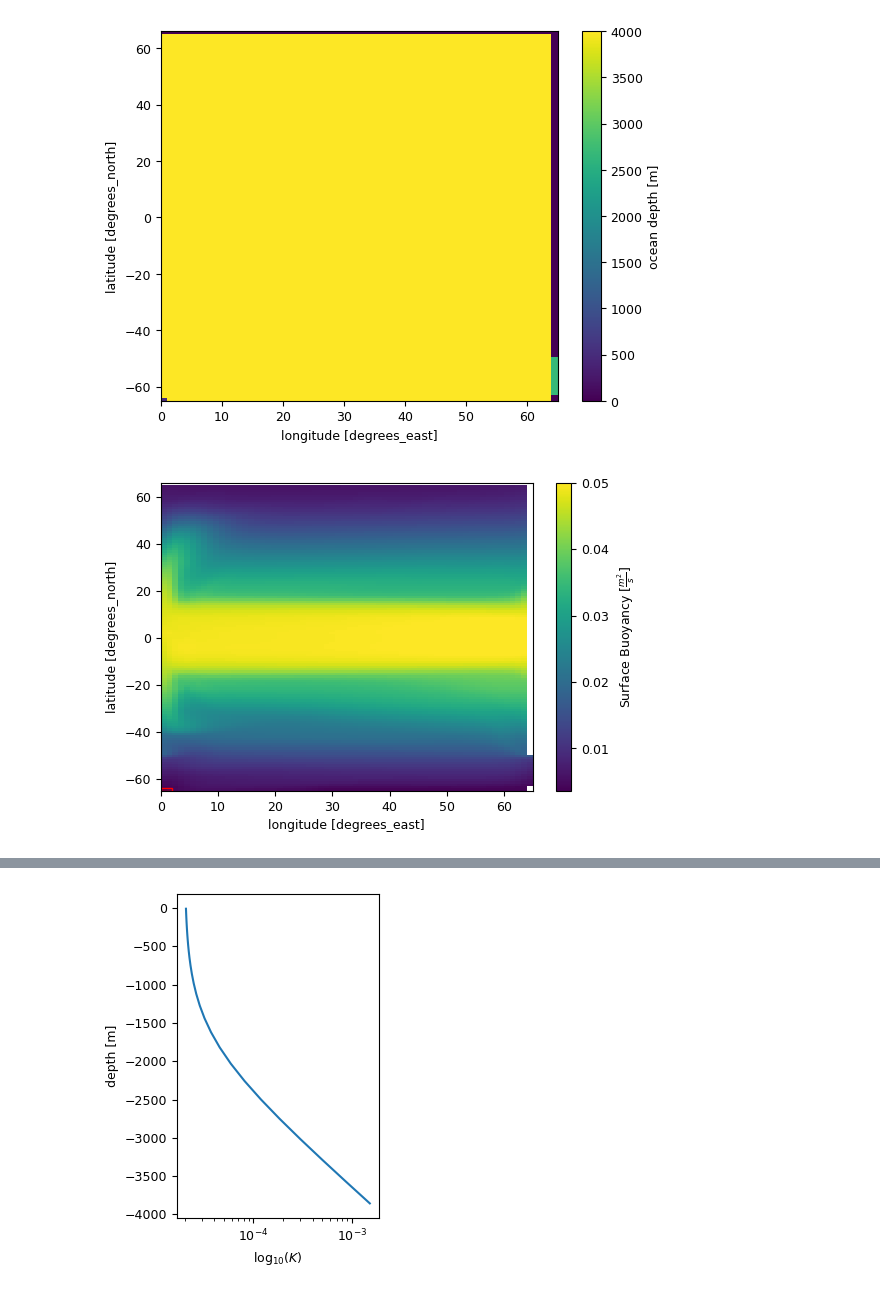
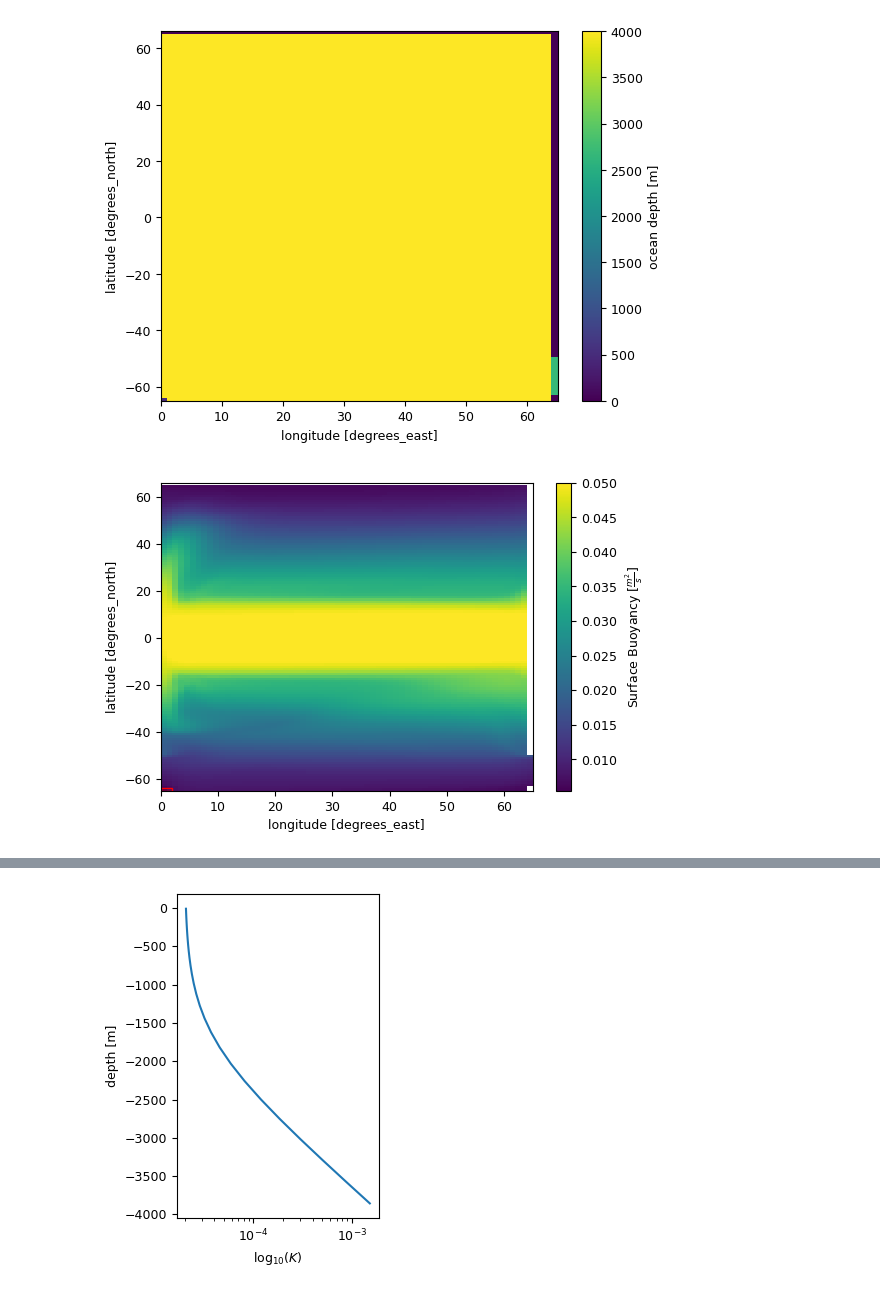
Before and after one commit to Neumann-N/ideal_MITgcm, a Jupyter notebook: Model_Setup.ipynb, the cells around one changed output, grey strips where cells are left out. Drawn from its saved outputs; the diff is of its cells as text; code cells hidden in the pictures.

```diff
--- a/Model_Setup.ipynb
+++ b/Model_Setup.ipynb
@@ -23,9 +23,9 @@ def getoutput(data_dir,prefix):
     data = open_mdsdataset(data_dir,grid_dir,iters=iters,delta_t=deltaTClock,prefix=prefix,geometry='sphericalpolar',default_dtype=np.dtype)
     return data
 # %%
-dyn20002=getoutput('./K2000_taux2/','dyn')
-lat=dyn20002.YC
-lon=dyn20002.XC
+dyn5002=getoutput('./K500_taux2/','dyn')
+lat=dyn5002.YC
+lon=dyn5002.XC
 # %%
 Zwind=np.fromfile('./K50grid/taux.bin',dtype='>f4')
 Zwind=Zwind.reshape(128,64)
@@ -95,20 +101,20 @@ plt.savefig('bathy.png')
 # %%
-dyn20002.Depth.plot()
+dyn5002.Depth.plot()
 plt.savefig('ocean_depth.png')
-dep=dyn20002.Depth
+dep=dyn5002.Depth
 # %% [output]
 [figure]
 # %%
 fig, axs = plt.subplots(figsize=(6,4))
-rho20002=buoyancy(dyn20002)
-rho20002=rho20002[0].where(dep>0)
-C=rho20002.plot(ax=axs,vmax=.05,add_colorbar=False)
+rho5002=buoyancy(dyn5002)
+rho5002=rho5002[0].where(dep>0)
+C=rho5002.plot(ax=axs,vmax=.05,add_colorbar=False)
 axs.add_patch(Rectangle((0, -65.), 2, 1, fill=False, color='red',linewidth=1))
 plt.colorbar(C,label='Surface Buoyancy ['r'$ \frac{m^2}{s} $'+']')
 plt.title('')
 plt.savefig('Surf_buoy.png')
 # %% [output]
-[figure, old version]
+[figure, new version]
 # %%
 #Diffusion plot
 # %%
```
Also changed, not shown: parts of 7 cells of this notebook, 2 other files.
